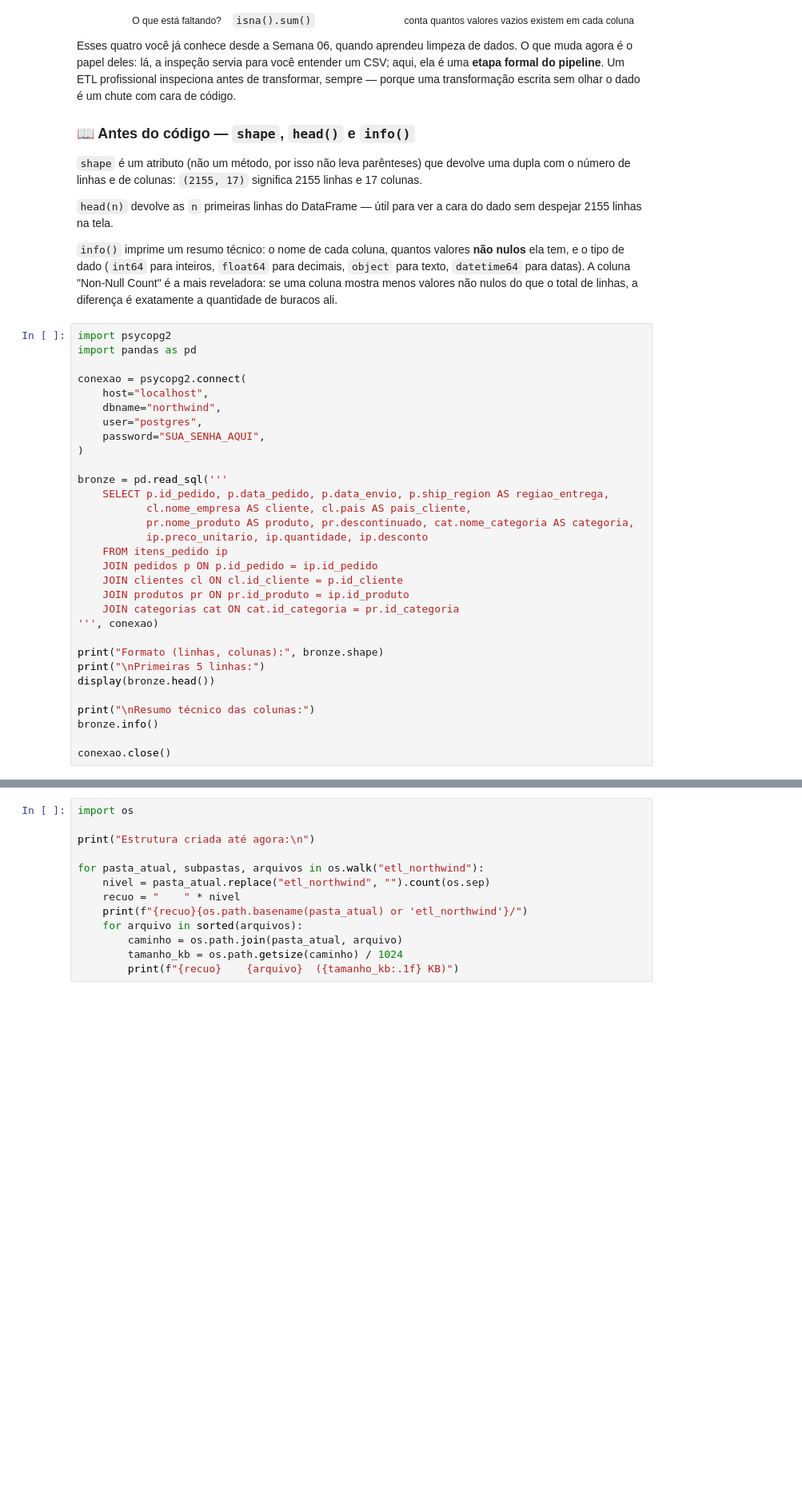
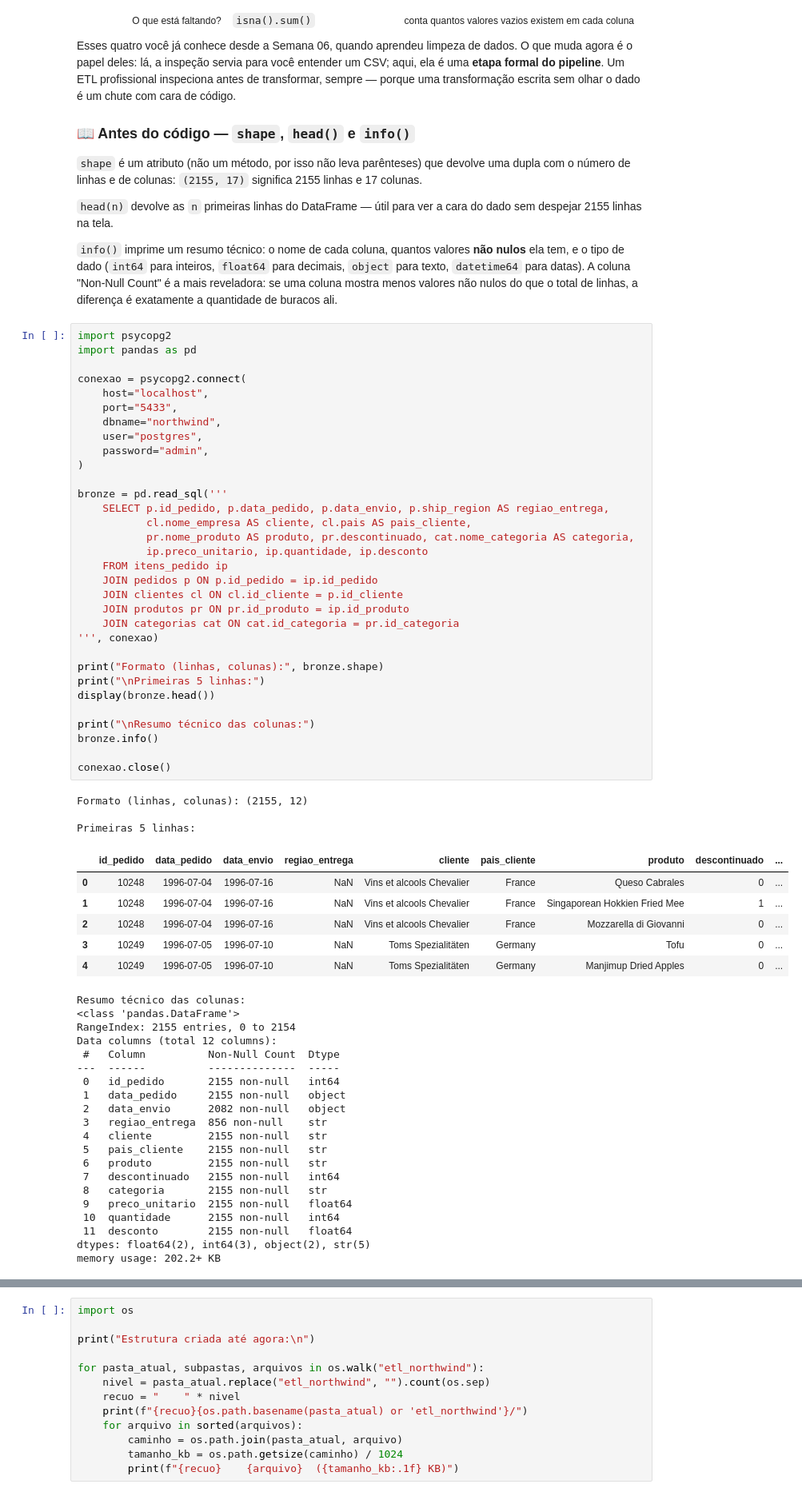
Before and after one commit to laisalegri/turma05-analise-de-dados-com-python, a Jupyter notebook: 12_/notebook_colab_aluno.ipynb, the cells around one changed output, grey strips where cells are left out. Shown at 80% size. Saved outputs shown, nothing was run; the diff lists cells and outputs as text; blank space fills up the shorter version.

```diff
--- a/12_/notebook_colab_aluno.ipynb
+++ b/12_/notebook_colab_aluno.ipynb
@@ -629,34 +671,65 @@ Esses quatro você já conhece desde a Semana 06, quando aprendeu limpeza de dad
 # %%
 import psycopg2
 import pandas as pd
 
 conexao = psycopg2.connect(
     host="localhost",
+    port="5433",
     dbname="northwind",
     user="postgres",
-    password="SUA_SENHA_AQUI",
+    password="admin",
 )
 
 bronze = pd.read_sql('''
     SELECT p.id_pedido, p.data_pedido, p.data_envio, p.ship_region AS regiao_entrega,
            cl.nome_empresa AS cliente, cl.pais AS pais_cliente,
            pr.nome_produto AS produto, pr.descontinuado, cat.nome_categoria AS categoria,
            ip.preco_unitario, ip.quantidade, ip.desconto
     FROM itens_pedido ip
     JOIN pedidos p ON p.id_pedido = ip.id_pedido
     JOIN clientes cl ON cl.id_cliente = p.id_cliente
     JOIN produtos pr ON pr.id_produto = ip.id_produto
     JOIN categorias cat ON cat.id_categoria = pr.id_categoria
 ''', conexao)
 
 print("Formato (linhas, colunas):", bronze.shape)
 print("\nPrimeiras 5 linhas:")
 display(bronze.head())
 
 print("\nResumo técnico das colunas:")
 bronze.info()
 
 conexao.close()
+# %% [output]
+Formato (linhas, colunas): (2155, 12)
+
+Primeiras 5 linhas:
+|  | id_pedido | data_pedido | data_envio | regiao_entrega | cliente | pais_cliente | produto | descontinuado | ... |
+| 0 | 10248 | 1996-07-04 | 1996-07-16 | NaN | Vins et alcools Chevalier | France | Queso Cabrales | 0 | ... |
+| 1 | 10248 | 1996-07-04 | 1996-07-16 | NaN | Vins et alcools Chevalier | France | Singaporean Hokkien Fried Mee | 1 | ... |
+| 2 | 10248 | 1996-07-04 | 1996-07-16 | NaN | Vins et alcools Chevalier | France | Mozzarella di Giovanni | 0 | ... |
+| 3 | 10249 | 1996-07-05 | 1996-07-10 | NaN | Toms Spezialitäten | Germany | Tofu | 0 | ... |
+| 4 | 10249 | 1996-07-05 | 1996-07-10 | NaN | Toms Spezialitäten | Germany | Manjimup Dried Apples | 0 | ... |
+Resumo técnico das colunas:
+<class 'pandas.DataFrame'>
+RangeIndex: 2155 entries, 0 to 2154
+Data columns (total 12 columns):
+ #   Column          Non-Null Count  Dtype
+---  ------          --------------  -----
+ 0   id_pedido       2155 non-null   int64
+ 1   data_pedido     2155 non-null   object
+ 2   data_envio      2082 non-null   object
+ 3   regiao_entrega  856 non-null    str
+ 4   cliente         2155 non-null   str
+ 5   pais_cliente    2155 non-null   str
+ 6   produto         2155 non-null   str
+ 7   descontinuado   2155 non-null   int64
+ 8   categoria       2155 non-null   str
+ 9   preco_unitario  2155 non-null   float64
+ 10  quantidade      2155 non-null   int64
+ 11  desconto        2155 non-null   float64
+dtypes: float64(2), int64(3), object(2), str(5)
+memory usage: 202.2+ KB
 # %% [markdown]
 Duas informações do `info()` merecem atenção agora, porque viram trabalho no Dia 2.
 
```
Also changed, not shown: parts of 3 cells of this notebook.
